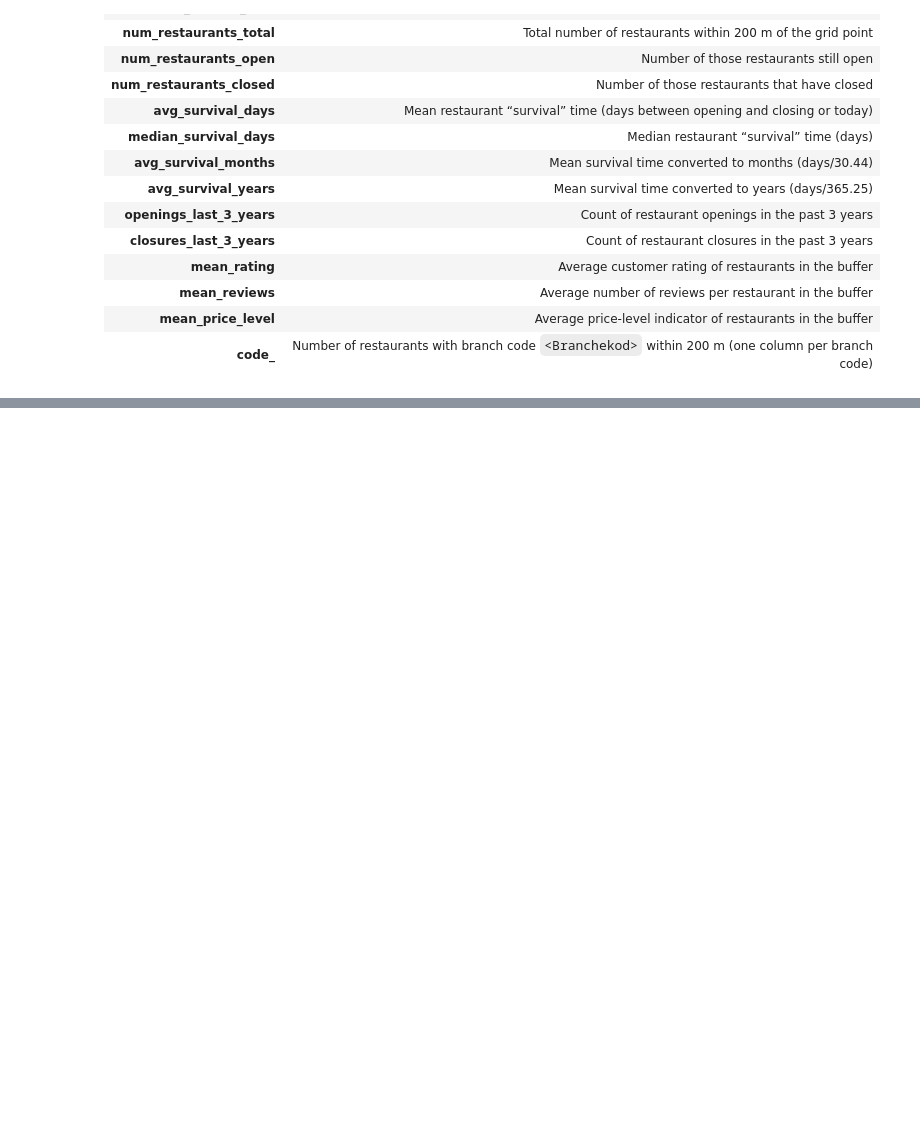
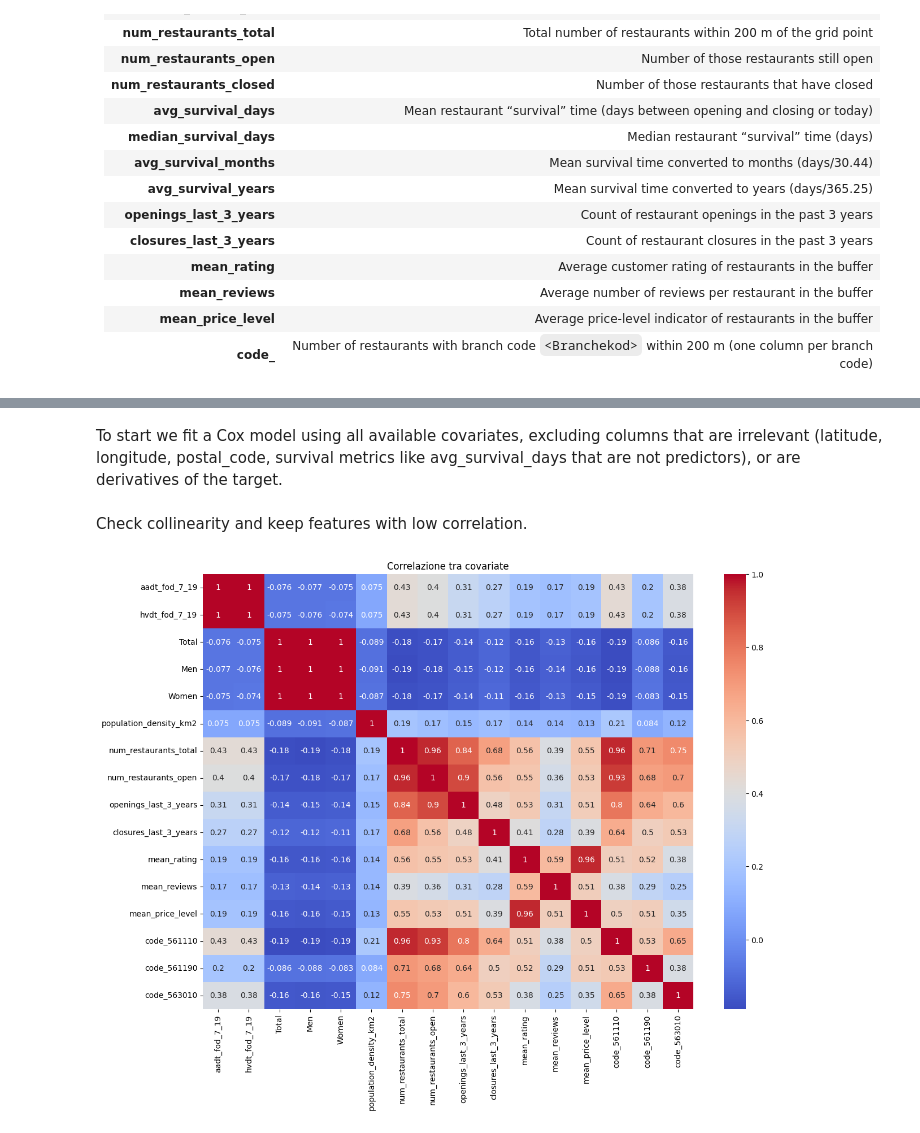
Before and after one commit to Gabriellanaro/StayingAlive, a Jupyter notebook: src/DELIVERABLE/STAYINGALIVE.ipynb, the cells around one changed output, grey strips where cells are left out. Saved outputs shown, nothing was run; the diff lists cells and outputs as text; code cells hidden in the pictures; blank space fills up the shorter version.

```diff
--- a/src/DELIVERABLE/STAYINGALIVE.ipynb
+++ b/src/DELIVERABLE/STAYINGALIVE.ipynb
@@ -1542,0 +1719,20 @@ The table below describes the columns included in the final dataset `df_survival
+# %% [markdown]
+To start we fit a Cox model using all available covariates, excluding columns that are irrelevant (latitude, longitude, postal_code, survival metrics like avg_survival_days that are not predictors), or are derivatives of the target.
+# %%
+columns_for_model = [
+    'aadt_fod_7_19', 'hvdt_fod_7_19',
+    'Total', 'Men', 'Women', 'population_density_km2',
+    'num_restaurants_total', 'num_restaurants_open',
+    'openings_last_3_years', 'closures_last_3_years',
+    'mean_rating', 'mean_reviews', 'mean_price_level',
+    'code_561110', 'code_561190', 'code_563010'
+]
+# %% [markdown]
+Check collinearity and keep features with low correlation.
+# %%
+plt.figure(figsize=(14, 10))
+sns.heatmap(df_cox[columns_for_model].corr(), annot=True, cmap='coolwarm')
+plt.title("Correlazione tra covariate")
+plt.show()
+# %% [output]
+[figure, added]
```
Also changed, not shown: parts of 37 cells of this notebook, 3 other files.
